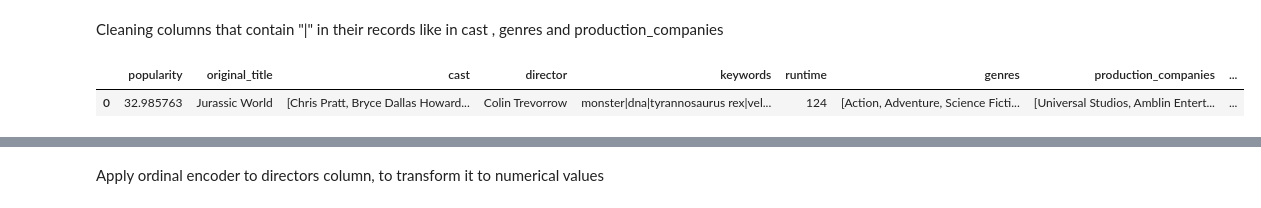
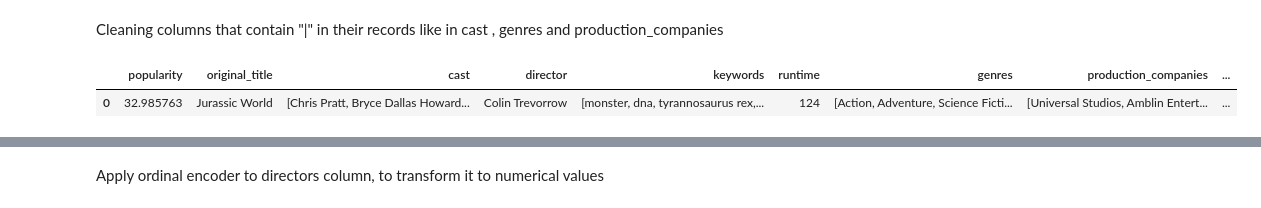
Before and after one commit to MohamedELfeky44/Movie-Recommendation-System, a Jupyter notebook: Project.ipynb, the cells around one changed output, grey strips where cells are left out. Drawn from its saved outputs; the diff is of its cells as text; code cells hidden in the pictures.

```diff
--- a/Project.ipynb
+++ b/Project.ipynb
@@ -166,18 +168,18 @@ df.head(5)
 # %% [markdown]
 Cleaning columns that contain "|" in their records like in cast , genres and production_companies
 # %%
-cols = ["cast","genres", "production_companies"]
+cols = ["cast","genres", "production_companies","keywords"]
 '''create a function to check if the given redord have a null value or not
    as split function dose not work with null value and i do not want to
    movies with null values in thier columns '''
 def dele(x):
     if isinstance(x, str) :
         return x.split("|")
     else : pass
 
 for c in cols:
     df[c] = df[c].apply(lambda x : dele(x))
 df.head(1)
 # %% [output]
 |  | popularity | original_title | cast | director | keywords | runtime | genres | production_companies | ... |
-| 0 | 32.985763 | Jurassic World | [Chris Pratt, Bryce Dallas Howard... | Colin Trevorrow | monster|dna|tyrannosaurus rex|vel... | 124 | [Action, Adventure, Science Ficti... | [Universal Studios, Amblin Entert... | ... |
+| 0 | 32.985763 | Jurassic World | [Chris Pratt, Bryce Dallas Howard... | Colin Trevorrow | [monster, dna, tyrannosaurus rex,... | 124 | [Action, Adventure, Science Ficti... | [Universal Studios, Amblin Entert... | ... |
```
Also changed, not shown: parts of 19 cells of this notebook.
